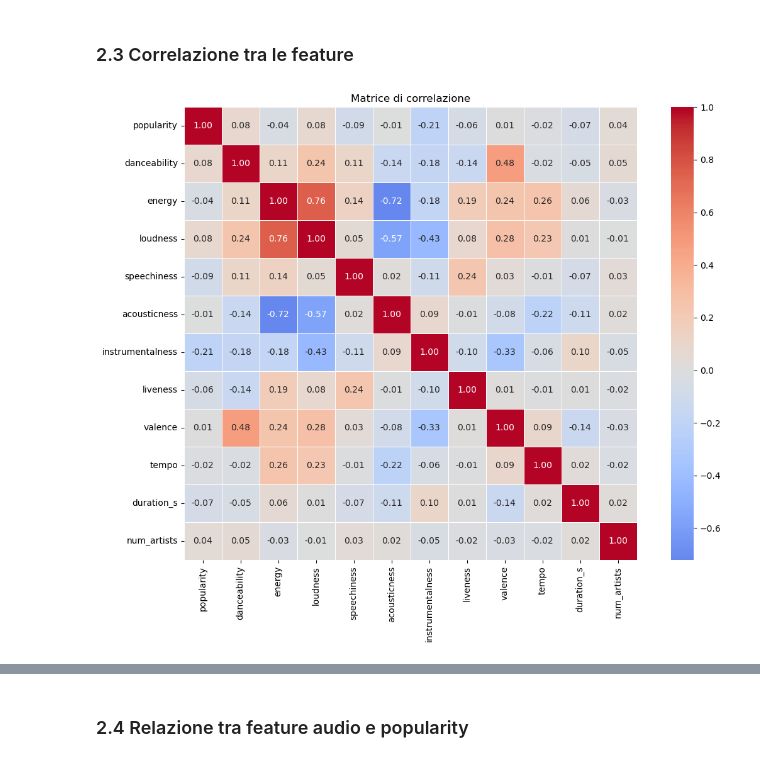
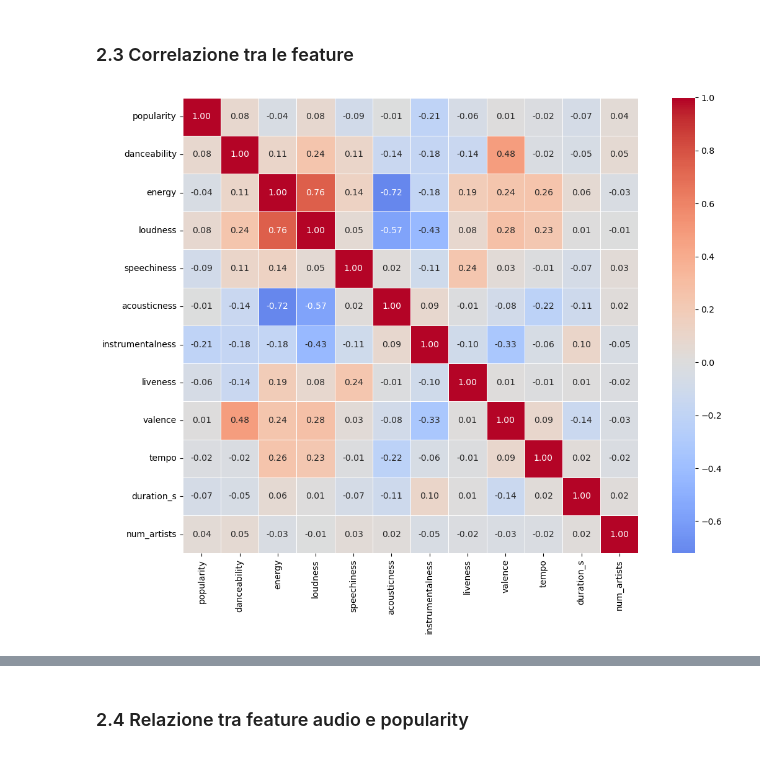
Before and after one commit to PADIprojects/Spotify-Track-Popularity-Prediction, a Jupyter notebook: track_popularity_prediction.ipynb, the cells around one changed output, grey strips where cells are left out. Saved outputs shown, nothing was run; the diff lists cells and outputs as text; code cells hidden in the pictures.

```diff
--- a/track_popularity_prediction.ipynb
+++ b/track_popularity_prediction.ipynb
@@ -265,16 +274,13 @@ Osservazioni principali sulle distribuzioni:
 # %%
 import seaborn as sns
 
-numeric_cols = ['popularity', 'danceability', 'energy', 'loudness', 'speechiness',
-                'acousticness', 'instrumentalness', 'liveness', 'valence',
-                'tempo', 'duration_s', 'num_artists']
+numeric_cols = ['popularity', 'danceability', 'energy', 'loudness', 'speechiness', 'acousticness', 'instrumentalness', 'liveness', 'valence', 'tempo', 'duration_s', 'num_artists']
 
 corr = df[numeric_cols].corr()
 
 plt.figure(figsize=(12, 9))
 sns.heatmap(corr, annot=True, fmt='.2f', cmap='coolwarm', center=0, square=True, linewidths=0.5)
-plt.title('Matrice di correlazione')
 plt.tight_layout()
 plt.show()
 # %% [output]
-[figure, old version]
+[figure, new version]
```
Also changed, not shown: parts of 47 cells of this notebook.
